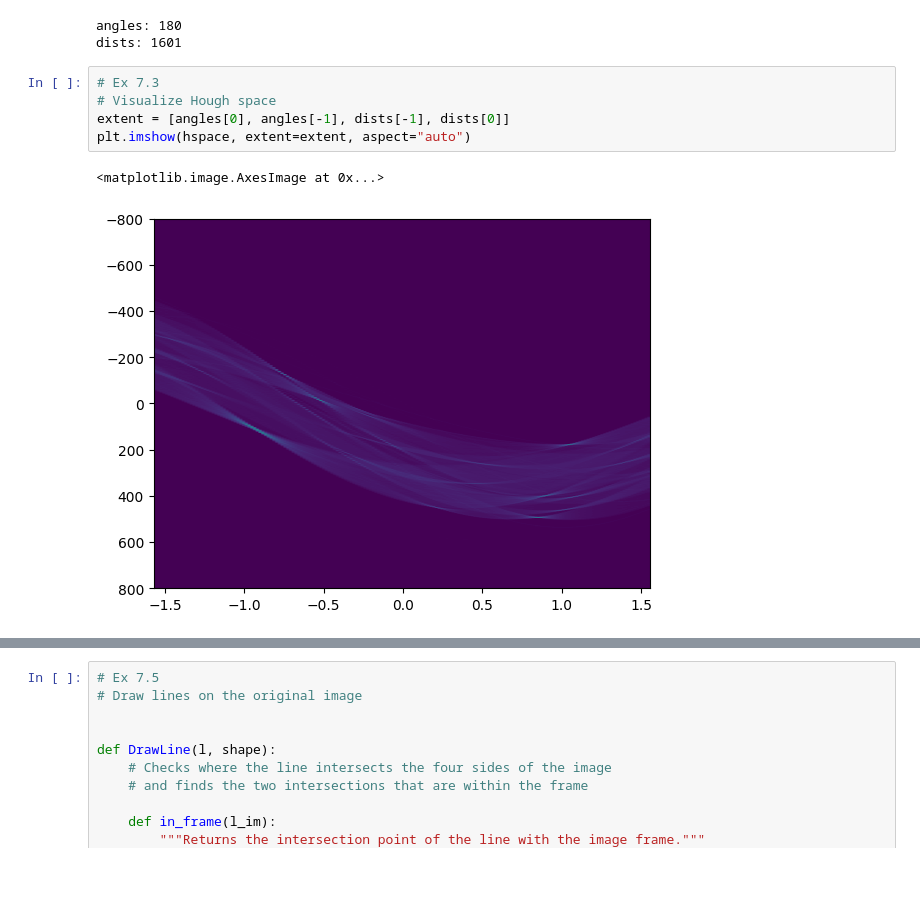
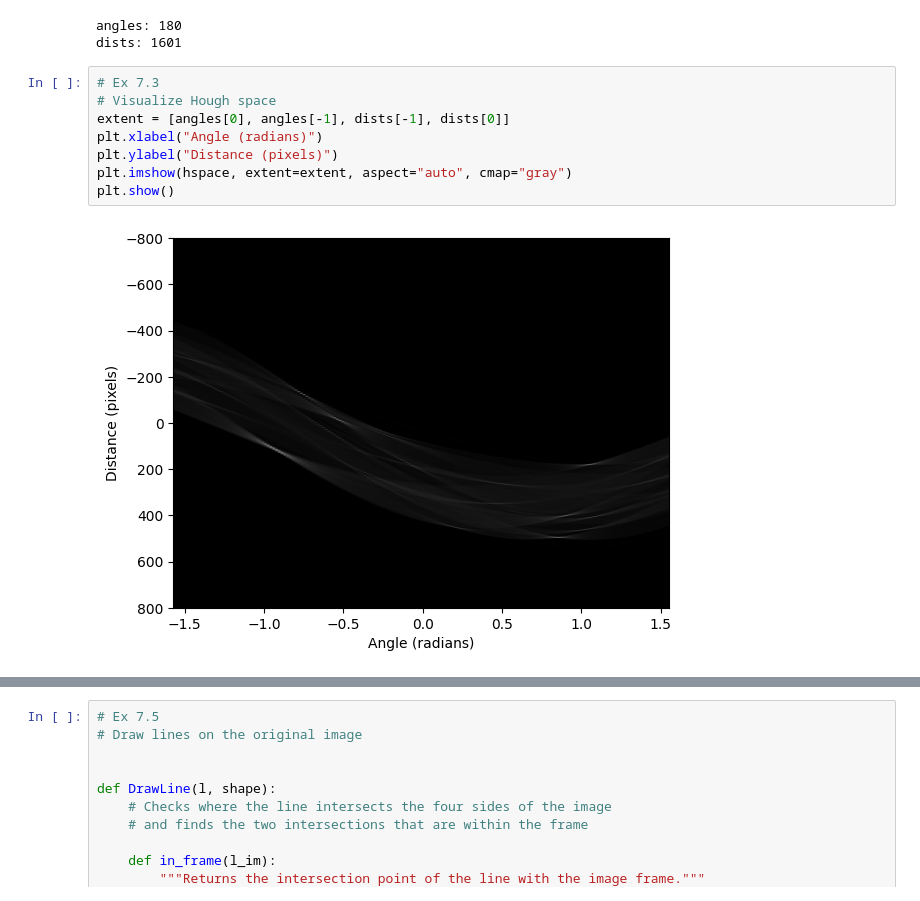
Before and after one commit to yufanana/ComputerVision02504, a Jupyter notebook: notebooks/ex7.ipynb, the cells around one changed output, grey strips where cells are left out. Saved outputs shown, nothing was run; the diff lists cells and outputs as text; blank space fills up the shorter version.

```diff
--- a/notebooks/ex7.ipynb
+++ b/notebooks/ex7.ipynb
@@ -34,11 +34,13 @@ dists: 1601
 # %%
 # Ex 7.3
 # Visualize Hough space
 extent = [angles[0], angles[-1], dists[-1], dists[0]]
-plt.imshow(hspace, extent=extent, aspect="auto")
+plt.xlabel("Angle (radians)")
+plt.ylabel("Distance (pixels)")
+plt.imshow(hspace, extent=extent, aspect="auto", cmap="gray")
+plt.show()
 # %% [output]
-<matplotlib.image.AxesImage at 0x...>
-[figure, old version]
+[figure, new version]
 # %%
 # Ex 7.4
 # Find peaks in Hough space
```
Also changed, not shown: parts of 2 cells of this notebook, 4 other files.
